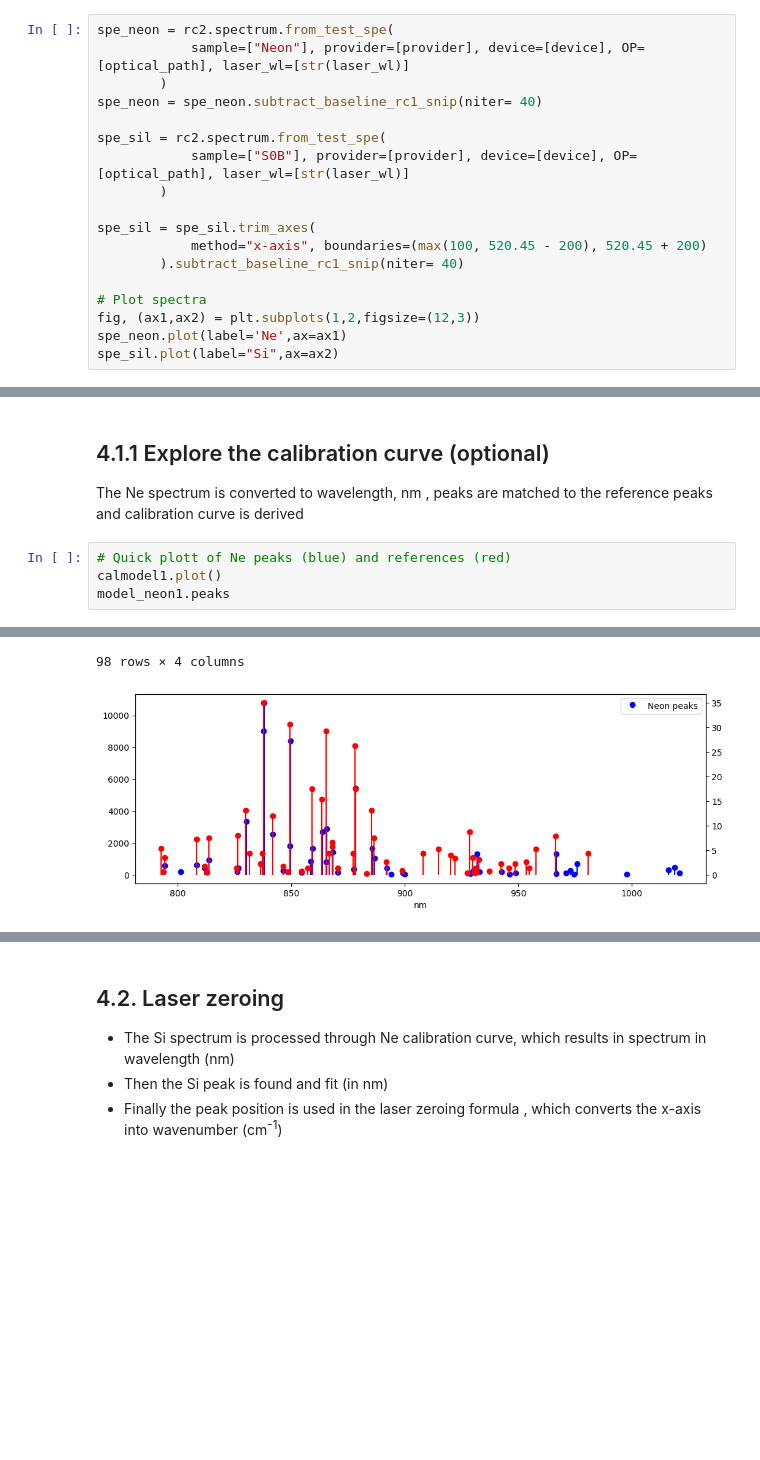
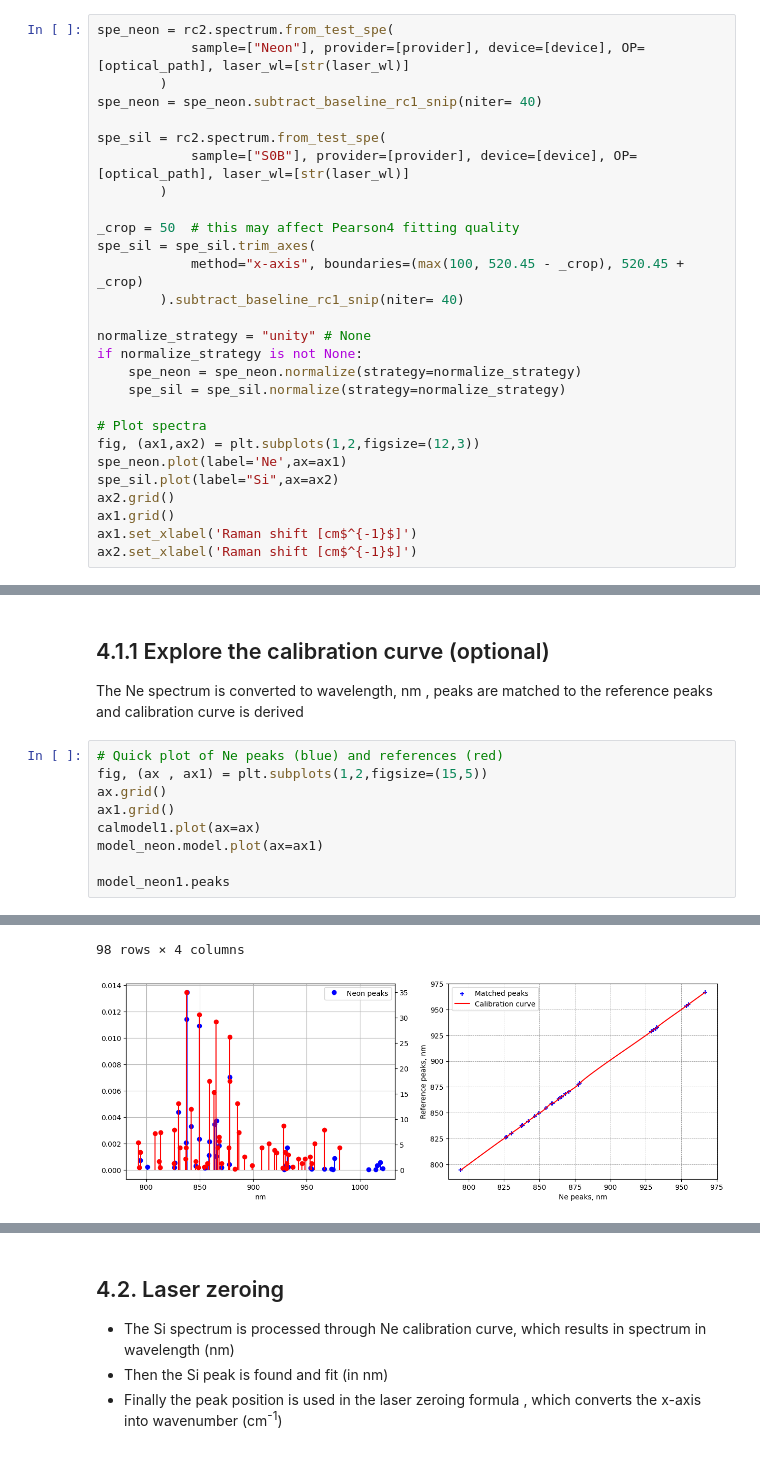
Before and after one commit to h2020charisma/ramanchada2, a Jupyter notebook: examples/publication/demo.ipynb, the cells around one changed output, grey strips where cells are left out. Drawn from its saved outputs; the diff is of its cells as text; blank space fills up the shorter version.

```diff
--- a/examples/publication/demo.ipynb
+++ b/examples/publication/demo.ipynb
@@ -45,12 +45,22 @@ spe_sil = rc2.spectrum.from_test_spe(
             sample=["S0B"], provider=[provider], device=[device], OP=[optical_path], laser_wl=[str(laser_wl)]
         )
 
+_crop = 50  # this may affect Pearson4 fitting quality
 spe_sil = spe_sil.trim_axes(
-            method="x-axis", boundaries=(max(100, 520.45 - 200), 520.45 + 200)
+            method="x-axis", boundaries=(max(100, 520.45 - _crop), 520.45 + _crop)
         ).subtract_baseline_rc1_snip(niter= 40)
+
+normalize_strategy = "unity" # None
+if normalize_strategy is not None:
+    spe_neon = spe_neon.normalize(strategy=normalize_strategy)
+    spe_sil = spe_sil.normalize(strategy=normalize_strategy)
 
 # Plot spectra
 fig, (ax1,ax2) = plt.subplots(1,2,figsize=(12,3))
 spe_neon.plot(label='Ne',ax=ax1)
 spe_sil.plot(label="Si",ax=ax2)
+ax2.grid()
+ax1.grid()
+ax1.set_xlabel('Raman shift [cm$^{-1}$]')
+ax2.set_xlabel('Raman shift [cm$^{-1}$]')
 # %% [output]
@@ -219,8 +228,13 @@ Neon calibration spe (cm-1) reference (nm) model (nm) Calibration curve 37 point
 
 The Ne spectrum is converted to wavelength, nm , peaks are matched to the reference peaks and calibration curve is derived
 # %%
-# Quick plott of Ne peaks (blue) and references (red)
-calmodel1.plot()
+# Quick plot of Ne peaks (blue) and references (red)
+fig, (ax , ax1) = plt.subplots(1,2,figsize=(15,5))
+ax.grid()
+ax1.grid()
+calmodel1.plot(ax=ax)
+model_neon.model.plot(ax=ax1)
+
 model_neon1.peaks
 # %% [output]
 |  | center | fwhm | height | amplitude |
@@ -238,2 +252,2 @@ model_neon1.peaks
 98 rows × 4 columns
-[figure, old version]
+[figure, new version]
```
Also changed, not shown: parts of 20 cells of this notebook.
